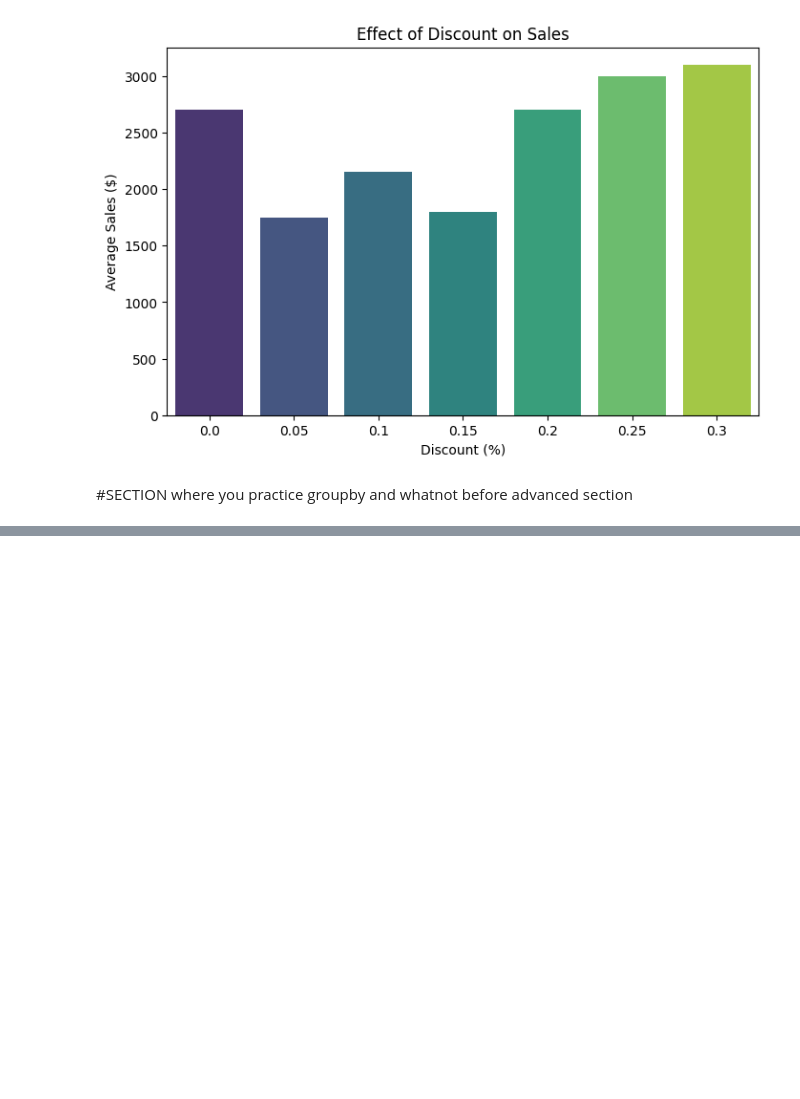
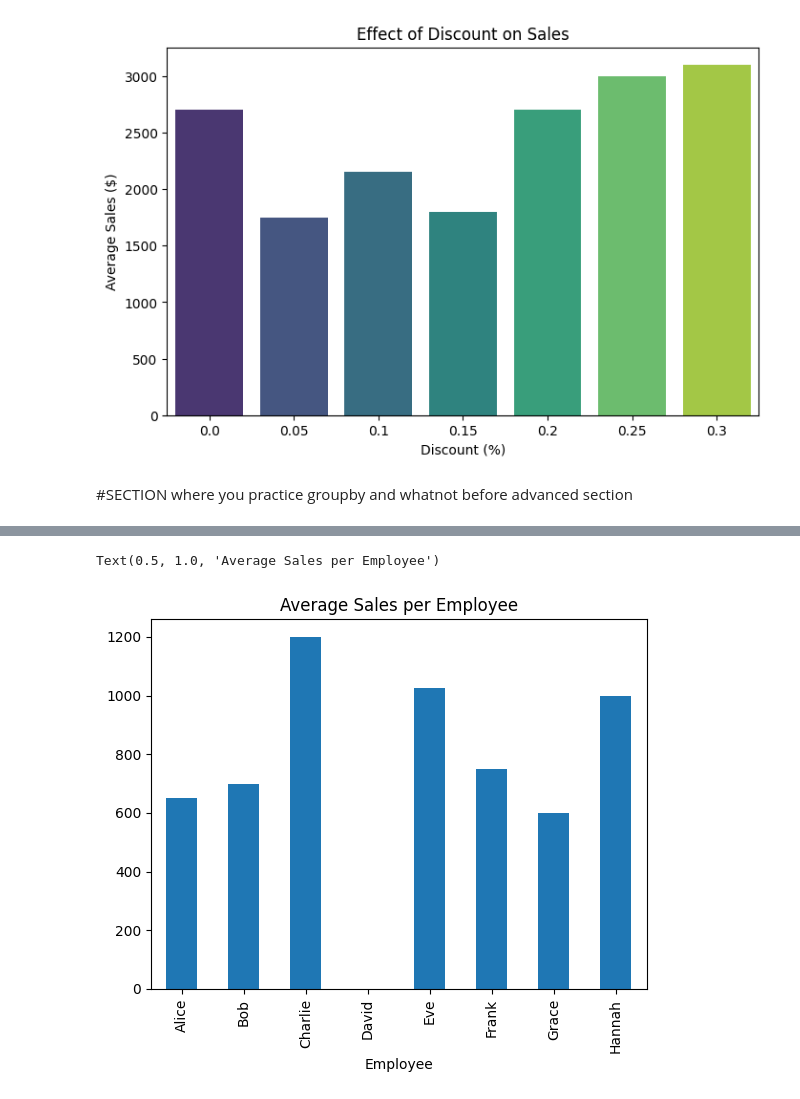
Before and after one commit to jonataneklof2025/Python-for-data-analys-youtube-kurs, a Jupyter notebook: pythonpractice.ipynb, the cells around one changed output, grey strips where cells are left out. Cells and saved outputs as stored; diff of their text form; code cells hidden in the pictures; blank space fills up the shorter version.

```diff
--- a/pythonpractice.ipynb
+++ b/pythonpractice.ipynb
@@ -1258,0 +1326,7 @@ Passing `palette` without assigning `hue` is deprecated and will be removed in v
+# %%
+#Bar chart over average sales per employee
+df.groupby("Employee")["Sales_Amount"].mean().plot(kind = "bar")
+plt.title("Average Sales per Employee")
+# %% [output]
+Text(0.5, 1.0, 'Average Sales per Employee')
+[figure, added]
```
Also changed, not shown: parts of 5 cells of this notebook.
